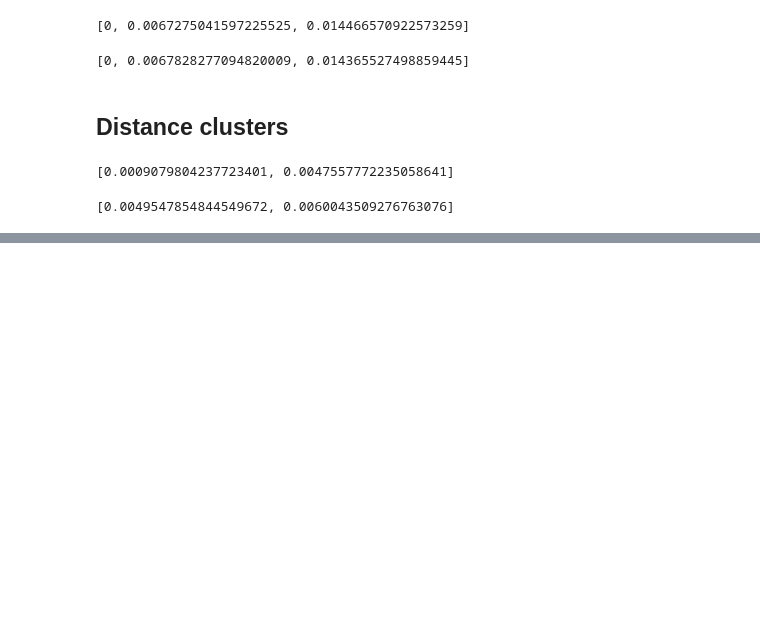
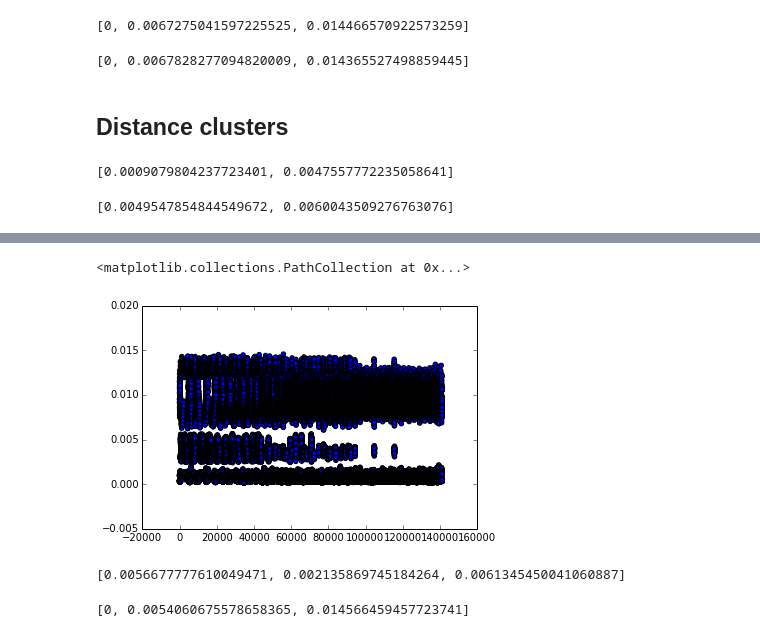
Before and after one commit to pranaykumarm/Collaborative-Filtering, a Jupyter notebook: Similarity-norm-synovlp1.ipynb, the cells around one changed output, grey strips where cells are left out. Cells and saved outputs as stored; diff of their text form; code cells hidden in the pictures; blank space fills up the shorter version.

```diff
--- a/Similarity-synovlp-Copy0.ipynb
+++ b/Similarity-norm-synovlp1.ipynb
@@ -431,0 +473,13 @@ breaks(scores,3,1)
+# %%
+plt.scatter([i for i in range(len(marks))],marks)
+# %% [output]
+<matplotlib.collections.PathCollection at 0x...>
+[figure, added]
+# %%
+breaks(marks,4,1)
+# %% [output]
+[0.0056677777610049471, 0.002135869745184264, 0.0061345450041060887]
+# %%
+getJenksBreaks(marks,2)
+# %% [output]
+[0, 0.0054060675578658365, 0.014566459457723741]
```
Also changed, not shown: parts of 5 cells of this notebook, 1 other file.
